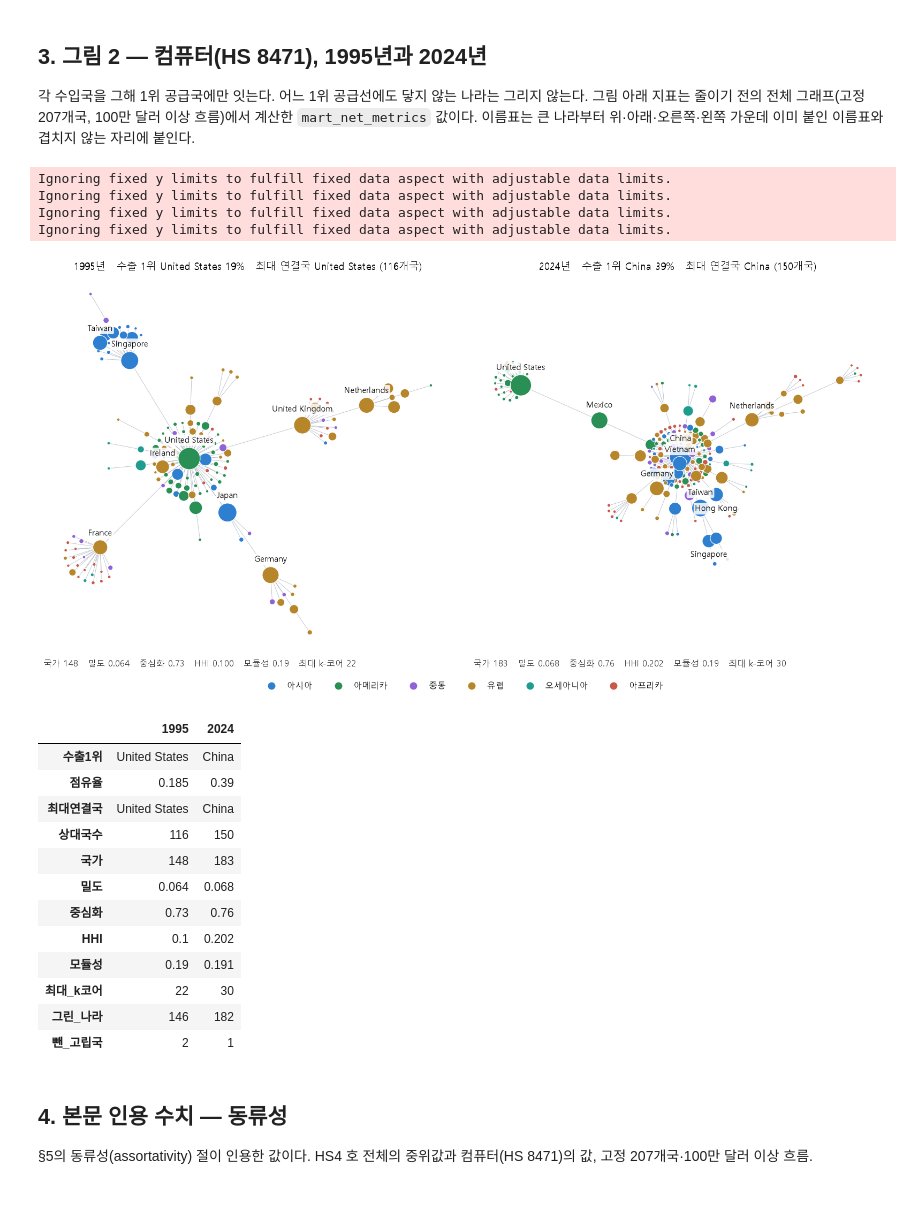
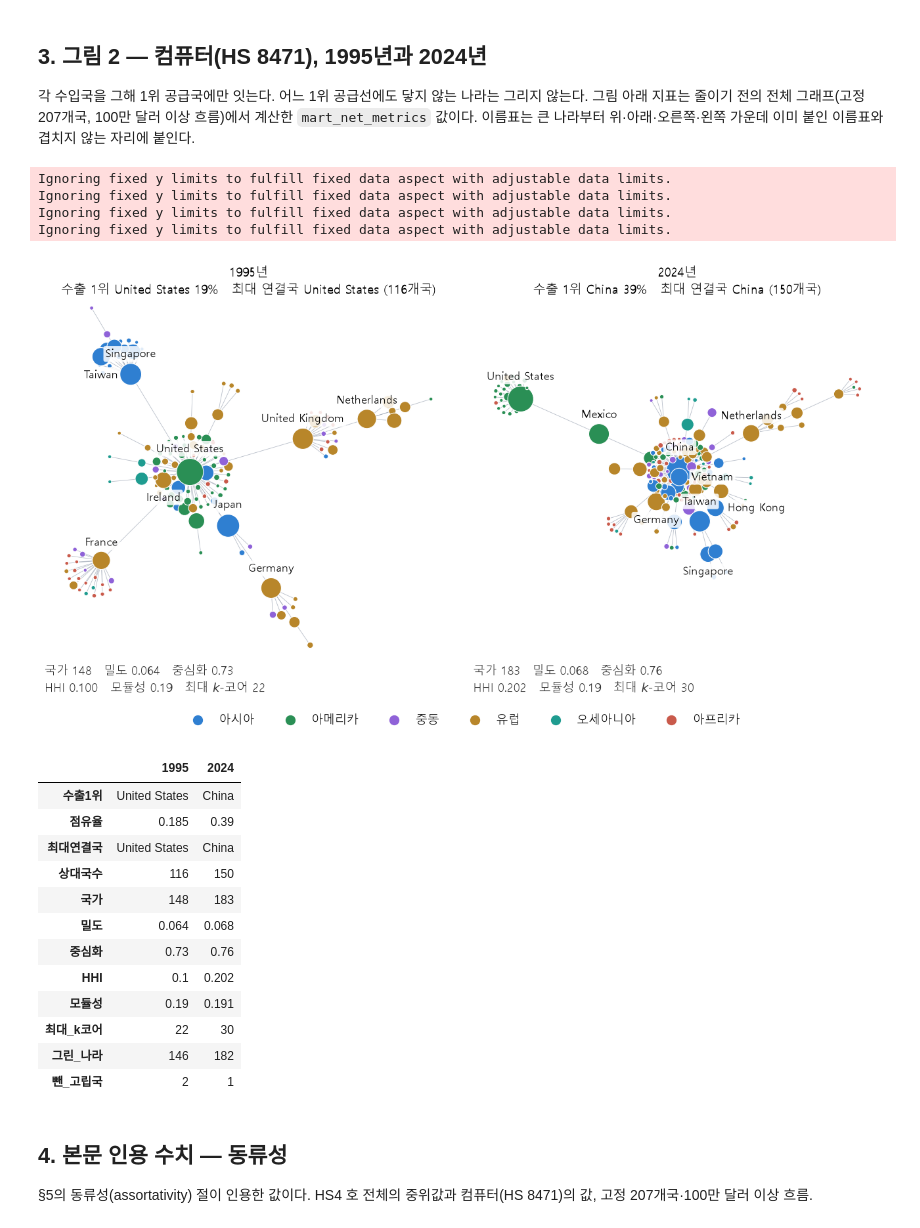
Before and after one commit to pilsunchoi/TradeNetworkAtlas, a Jupyter notebook: analysis/네트워크_이론/분석_파이썬_코드.ipynb, the cells around one changed output. Drawn from its saved outputs; the diff is of its cells as text; code cells hidden in the pictures; blank space fills up the shorter version.

```diff
--- a/analysis/네트워크_이론/분석_파이썬_코드.ipynb
+++ b/analysis/네트워크_이론/분석_파이썬_코드.ipynb
@@ -89,7 +89,7 @@ core = toy([(i, j) for i in range(5) for j in range(5) if i != j] + [(i % 5, i)
 panels = [("(가) 별형", star, "한 허브가 모두에게 공급", "star"), ("(나) 분산형", disp, "모두가 이웃 둘에게 공급", "circle"),
           ("(다) 두 공동체", comm, "안으로 촘촘, 사이는 선 하나", "kk"), ("(라) 핵심-주변", core, "5개국 핵심 + 주변 7개국", "kk")]
 
-fig, axes = plt.subplots(1, 4, figsize=(16, 5.2))
+fig, axes = plt.subplots(1, 4, figsize=(13, 4.9))
 vals = {}
 for ax, (title, g, sub, how) in zip(axes, panels):
     mt = metrics(g); vals[title] = mt
@@ -107,13 +107,13 @@ for ax, (title, g, sub, how) in zip(axes, panels):
     else:
         cols = ["#2F7FD1"] * n
     ax.scatter(xy[:, 0], xy[:, 1], s=60 + 18 * deg, c=cols, edgecolors="white", linewidths=1.2, zorder=3)
-    ax.set_title(f"{title}\n{sub}", fontsize=12.5, pad=10)
+    ax.set_title(f"{title}\n{sub}", fontsize=14.5, pad=10)
     ax.set_xlim(-1.3, 1.3); ax.set_ylim(-1.3, 1.3); ax.set_aspect("equal"); ax.axis("off")
     ax.text(0.5, -0.04, f"밀도 {mt['밀도']:.2f}   중심화 {mt['중심화']:.2f}   HHI {mt['HHI']:.2f}\n"
-                        f"군집 {mt['군집']:.2f}   모듈성 {mt['모듈성']:.2f}   최대 k-코어 {mt['최대_k코어']}",
-            transform=ax.transAxes, ha="center", va="top", fontsize=11, linespacing=1.6)
-fig.subplots_adjust(left=0.01, right=0.99, top=0.86, bottom=0.17, wspace=0.08)
-fig.savefig(IMG / "fig1_네가지_전형구조.png", dpi=130, facecolor="white")
+                        f"군집 {mt['군집']:.2f}   모듈성 {mt['모듈성']:.2f}   최대 $k$-코어 {mt['최대_k코어']}",
+            transform=ax.transAxes, ha="center", va="top", fontsize=12.5, linespacing=1.6)
+fig.subplots_adjust(left=0.01, right=0.99, top=0.83, bottom=0.2, wspace=0.08)
+fig.savefig(IMG / "fig1_네가지_전형구조.png", dpi=300, facecolor="white")
 plt.show()
 pd.DataFrame(vals).T.round(3)
 # %% [output]
@@ -136,7 +136,7 @@ def place_labels(ax, fig, xy, radius_pt, names, order):
         r = radius_pt[k] + 2.5
         best, best_ov, best_bb = None, None, None
         for dx, dy, ha, va in [(0, r, "center", "bottom"), (0, -r, "center", "top"), (r, 0, "left", "center"), (-r, 0, "right", "center")]:
-            t = ax.annotate(names[k], xy=xy[k], xytext=(dx, dy), textcoords="offset points", ha=ha, va=va, fontsize=11, zorder=5,
+            t = ax.annotate(names[k], xy=xy[k], xytext=(dx, dy), textcoords="offset points", ha=ha, va=va, fontsize=12.5, zorder=5,
                             bbox=dict(boxstyle="round,pad=0.18", fc="white", ec="none", alpha=0.85))
             bb = t.get_window_extent(renderer).expanded(1.04, 1.1)
             ov = sum(max(0, min(bb.x1, p.x1) - max(bb.x0, p.x0)) * max(0, min(bb.y1, p.y1) - max(bb.y0, p.y0)) for p in placed)
@@ -154,7 +154,7 @@ def place_labels(ax, fig, xy, radius_pt, names, order):
 raw = json.loads((ROOT / "data" / "interim" / "network" / "8471.json").read_text(encoding="utf-8"))
 mt = {int(r[0]): r[1:] for r in con.execute("""SELECT t, n_nodes, density, centralization_out, hhi_exp, modularity, max_kcore
     FROM mart_net_metrics WHERE level='hs4' AND code='8471' AND variant='w1m_bal' AND t IN (1995, 2024)""").fetchall()}
-fig, axes = plt.subplots(1, 2, figsize=(16, 8.4))
+fig, axes = plt.subplots(1, 2, figsize=(13, 7.4))
 info = {}
 for ax, year in zip(axes, (1995, 2024)):
     d = raw["years"][str(year)]
@@ -164,41 +164,41 @@ for ax, year in zip(axes, (1995, 2024)):
     keep = sorted({c for pair in e1 for c in pair})
     byid = {x[0]: x for x in all_nodes}
     nodes = [byid[c] for c in keep]; idx = {c: k for k, c in enumerate(keep)}
     el = [(idx[s], idx[t]) for s, t in e1]
     g = ig.Graph(n=len(nodes), edges=el, directed=True)
     seed = np.random.default_rng(7).random((len(nodes), 2)).tolist()
     random.seed(7)  # igraph의 배치 난수원은 파이썬 random 모듈이다
     xy = np.array(g.layout_fruchterman_reingold(niter=2000, seed=seed).coords)
     size = np.array([x[3] + x[4] for x in nodes], float)
     for s, t in el:
         ax.plot([xy[s, 0], xy[t, 0]], [xy[s, 1], xy[t, 1]], color="#9AA3B2", lw=0.6, alpha=0.7, zorder=1)
     area = 12 + 1300 * np.sqrt(size / total)
     cols = [REGION_HEX.get(x[2], REGION_HEX["Other"]) for x in nodes]
     ax.scatter(xy[:, 0], xy[:, 1], s=area, c=cols, edgecolors="white", linewidths=0.8, zorder=2)
     pad = 0.06 * (xy.max(0) - xy.min(0))
     ax.set_xlim(xy[:, 0].min() - pad[0], xy[:, 0].max() + pad[0]); ax.set_ylim(xy[:, 1].min() - pad[1], xy[:, 1].max() + pad[1])
     ax.set_aspect("equal", adjustable="datalim"); ax.axis("off")
     n_nodes, dens, cen, hhi, mod, kc = mt[year]
     info[year] = dict(수출1위=top[1], 점유율=round(top[3] / total, 3), 최대연결국=hub[1], 상대국수=hub[5], 국가=n_nodes,
                       밀도=round(dens, 3), 중심화=round(cen, 3), HHI=round(hhi, 3), 모듈성=round(mod, 3), 최대_k코어=kc,
                       그린_나라=len(nodes), 뺀_고립국=len(all_nodes) - len(nodes))
-    ax.set_title(f"{year}년   수출 1위 {top[1]} {100 * top[3] / total:.0f}%   최대 연결국 {hub[1]} ({hub[5]}개국)", fontsize=13.5)
-    ax.text(0.0, -0.02, f"국가 {n_nodes}   밀도 {dens:.3f}   중심화 {cen:.2f}   HHI {hhi:.3f}   모듈성 {mod:.2f}   최대 k-코어 {kc}",
-            transform=ax.transAxes, fontsize=11.5, color="#333", va="top")
+    ax.set_title(f"{year}년\n수출 1위 {top[1]} {100 * top[3] / total:.0f}%   최대 연결국 {hub[1]} ({hub[5]}개국)", fontsize=14, linespacing=1.4)
+    ax.text(0.0, -0.02, f"국가 {n_nodes}   밀도 {dens:.3f}   중심화 {cen:.2f}\nHHI {hhi:.3f}   모듈성 {mod:.2f}   최대 $k$-코어 {kc}",
+            transform=ax.transAxes, fontsize=13, color="#333", va="top", linespacing=1.5)
     order = list(np.argsort(-size)[:9])
     place_labels(ax, fig, xy, np.sqrt(area / np.pi), [x[1] for x in nodes], order)
-handles = [plt.Line2D([], [], marker="o", ls="", color=REGION_HEX[k], markersize=9, label=v) for k, v in REGION_KO.items()]
-fig.legend(handles=handles, loc="lower center", ncol=6, frameon=False, fontsize=11.5)
-fig.subplots_adjust(left=0.01, right=0.99, top=0.94, bottom=0.1, wspace=0.05)
-fig.savefig(IMG / "fig2_컴퓨터_1995_2024.png", dpi=120, facecolor="white")
+handles = [plt.Line2D([], [], marker="o", ls="", color=REGION_HEX[k], markersize=10, label=v) for k, v in REGION_KO.items()]
+fig.legend(handles=handles, loc="lower center", ncol=6, frameon=False, fontsize=13)
+fig.subplots_adjust(left=0.01, right=0.99, top=0.9, bottom=0.17, wspace=0.05)
+fig.savefig(IMG / "fig2_컴퓨터_1995_2024.png", dpi=300, facecolor="white")
 plt.show()
 pd.DataFrame(info)
 # %% [output]
 Ignoring fixed y limits to fulfill fixed data aspect with adjustable data limits.
 Ignoring fixed y limits to fulfill fixed data aspect with adjustable data limits.
 Ignoring fixed y limits to fulfill fixed data aspect with adjustable data limits.
 Ignoring fixed y limits to fulfill fixed data aspect with adjustable data limits.
-[figure, old version]
+[figure, new version]
 |  | 1995 | 2024 |
 | 수출1위 | United States | China |
 | 점유율 | 0.185 | 0.39 |
```
Also changed, not shown: parts of 1 cell of this notebook, 11 other files.
